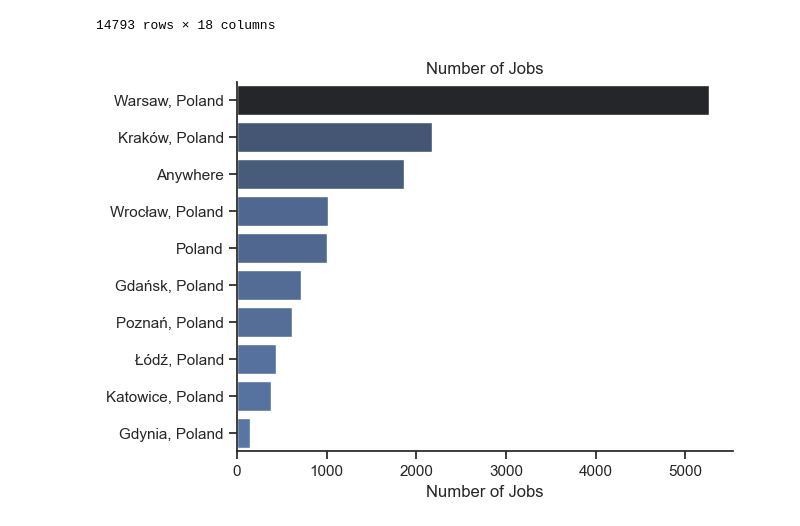
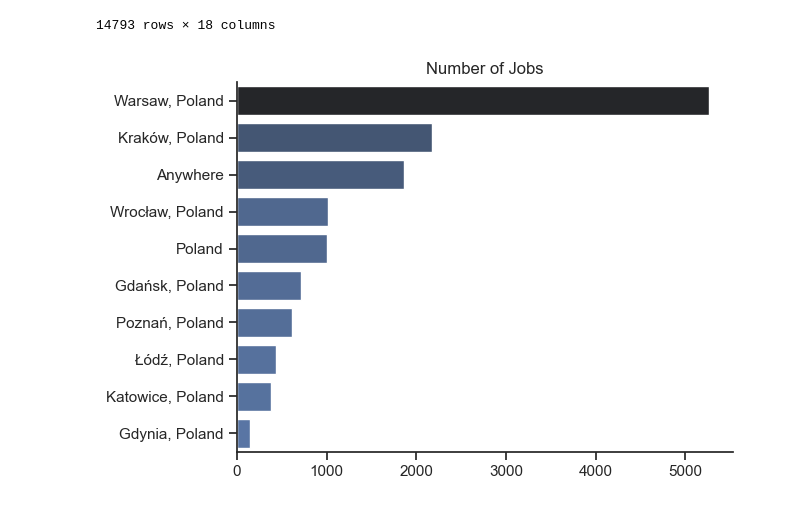
Before and after one commit to matcze/job_data_analysis, a Jupyter notebook: 1_project.ipynb, the cells around one changed output. Cells and saved outputs as stored; diff of their text form; code cells hidden in the pictures.

```diff
--- a/1_project.ipynb
+++ b/1_project.ipynb
@@ -47,12 +47,12 @@ df_DA_PL
 # %%
 df_plot = df_DA_PL["job_location"].value_counts().head(10).to_frame()
 
 sns.set_theme(style="ticks")
 sns.barplot(data=df_plot, x ="count", y="job_location", hue="count", palette='dark:b_r', legend=False)
 sns.despine()
 plt.title("Number of Jobs")
-plt.xlabel("Number of Jobs")
+plt.xlabel("")
 plt.ylabel("")
 plt.show()
 # %% [output]
-[figure, old version]
+[figure, new version]
```
